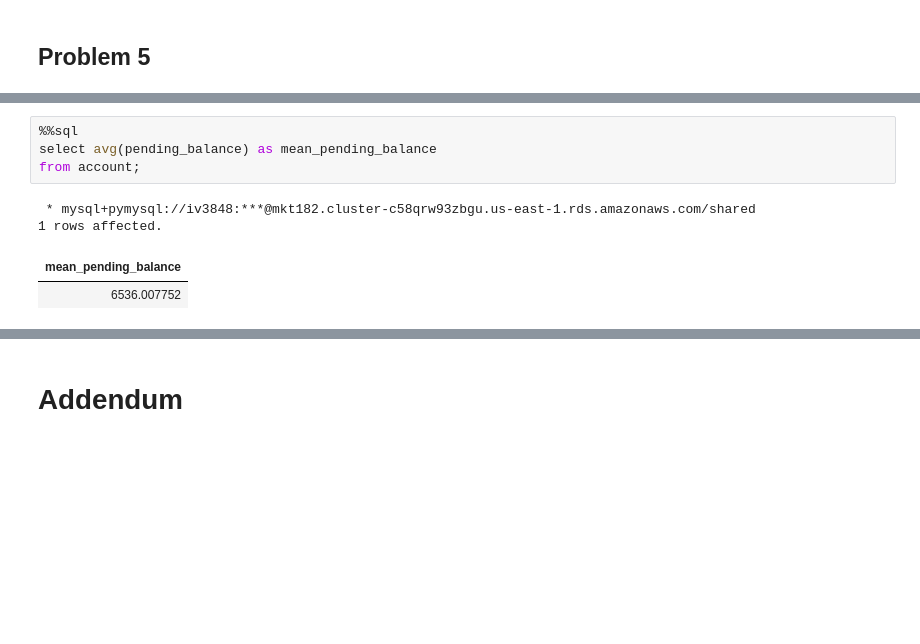
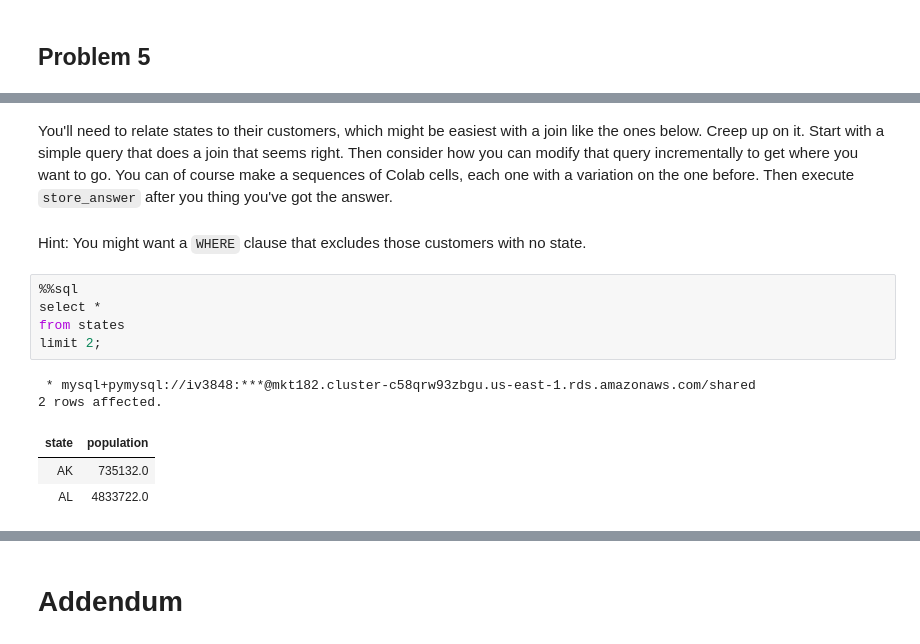
Before and after one commit to ishitavasishth/RealtimeDataSQL, a Jupyter notebook: SQLData_IshitaVasishth.ipynb, the cells around one changed output, grey strips where cells are left out. Drawn from its saved outputs; the diff is of its cells as text; blank space fills up the shorter version.

```diff
--- a/SQLData_IshitaVasishth.ipynb
+++ b/SQLData_IshitaVasishth.ipynb
@@ -277,9 +456,15 @@ Your query result should have one row and a one column named `mean_pending_balan
+# %% [markdown]
+You'll need to relate states to their customers, which might be easiest with a join like the ones below.  Creep up on it.  Start with a simple query that does a join that seems right.  Then consider how you can modify that query incrementally to get where you want to go. You can of course make a sequences of Colab cells, each one with a variation on the one before.  Then execute `store_answer` after you thing you've got the answer.
+# %% [markdown]
+Hint: You might want a `WHERE` clause that excludes those customers with no state.
 # %%
 %%sql
-select avg(pending_balance) as mean_pending_balance
-from account;
+select *
+from states
+limit 2;
 # %% [output]
  * mysql+pymysql://iv3848:***@mkt182.cluster-c58qrw93zbgu.us-east-1.rds.amazonaws.com/shared
-1 rows affected.
+2 rows affected.
-| mean_pending_balance |
-| 6536.007752 |
+| state | population |
+| AK | 735132.0 |
+| AL | 4833722.0 |
```
Also changed, not shown: parts of 100 cells of this notebook.
